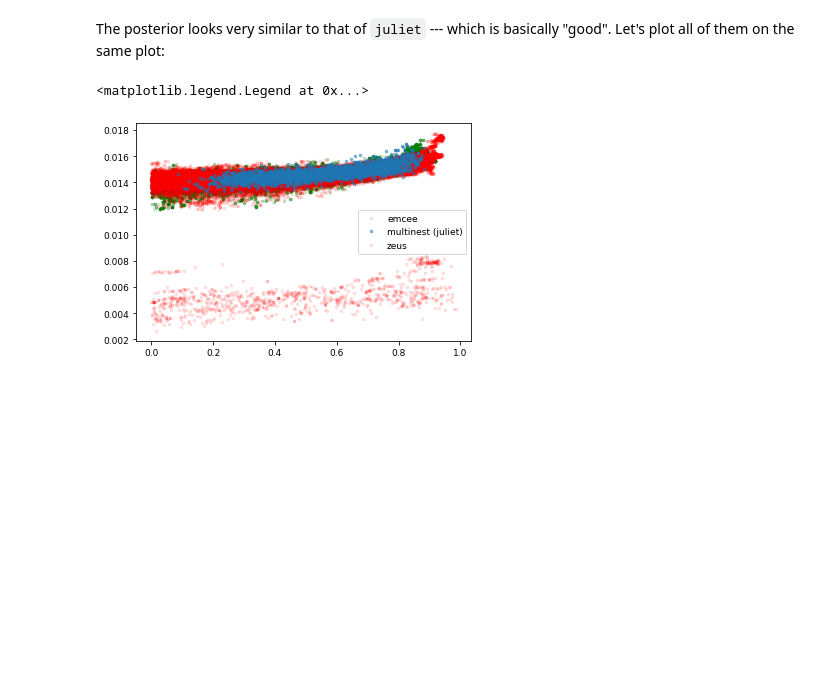
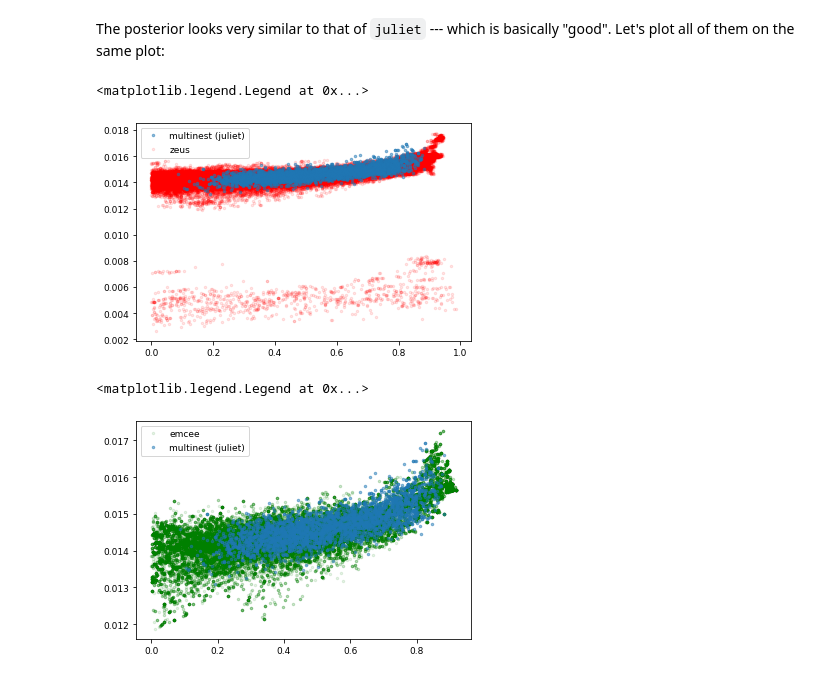
Before and after one commit to nespinoza/zeus-transit-example, a Jupyter notebook: zeus_tests.ipynb, the cells around one changed output. Drawn from its saved outputs; the diff is of its cells as text; code cells hidden in the pictures; blank space fills up the shorter version.

```diff
--- a/zeus_tests.ipynb
+++ b/zeus_tests.ipynb
@@ -316,7 +316,6 @@ Text(0, 0.5, 'rp')
 # %% [markdown]
 The posterior looks very similar to that of `juliet` --- which is basically "good". Let's plot all of them on the same plot:
 # %%
-plt.plot(emcee_b, emcee_rp,'.', alpha = 0.1,zorder=1,color='green', label = 'emcee')
 plt.plot(results.posteriors['posterior_samples']['b_p1'], \
          results.posteriors['posterior_samples']['p_p1'], \
          '.', alpha = 0.5,zorder=3, label='multinest (juliet)')
@@ -324,4 +323,13 @@ plt.plot(b, rp,'.', alpha = 0.1,zorder=2, color='red',label='zeus')
 plt.legend()
 # %% [output]
 <matplotlib.legend.Legend at 0x...>
-[figure, old version]
+[figure, new version]
+# %%
+plt.plot(emcee_b, emcee_rp,'.', alpha = 0.1,zorder=1,color='green', label = 'emcee')
+plt.plot(results.posteriors['posterior_samples']['b_p1'], \
+         results.posteriors['posterior_samples']['p_p1'], \
+         '.', alpha = 0.5,zorder=3, label='multinest (juliet)')
+plt.legend()
+# %% [output]
+<matplotlib.legend.Legend at 0x...>
+[figure, added]
```
